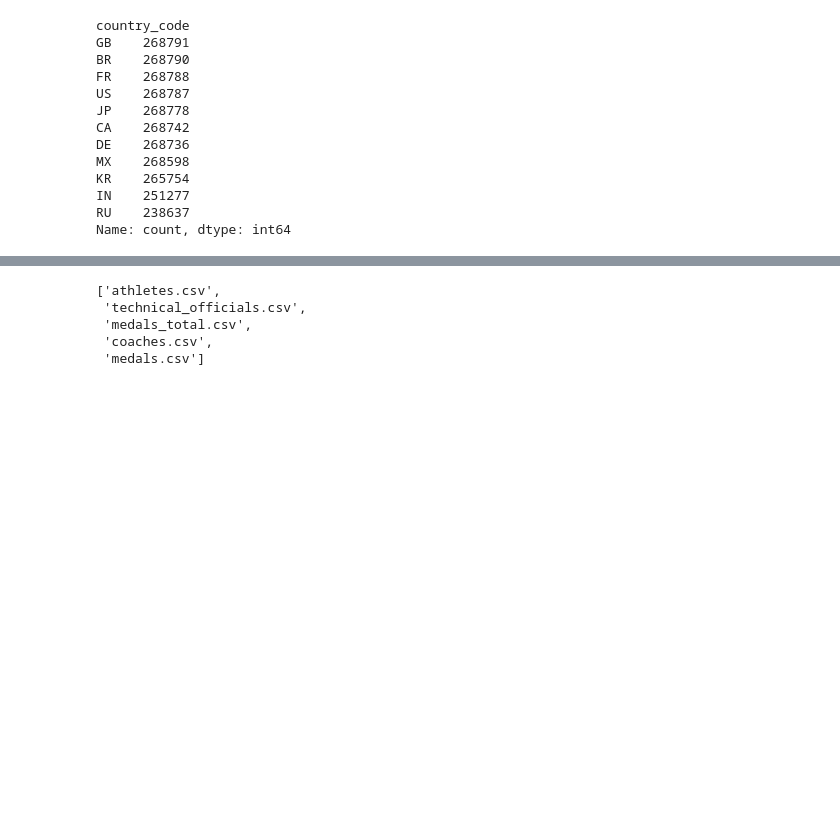
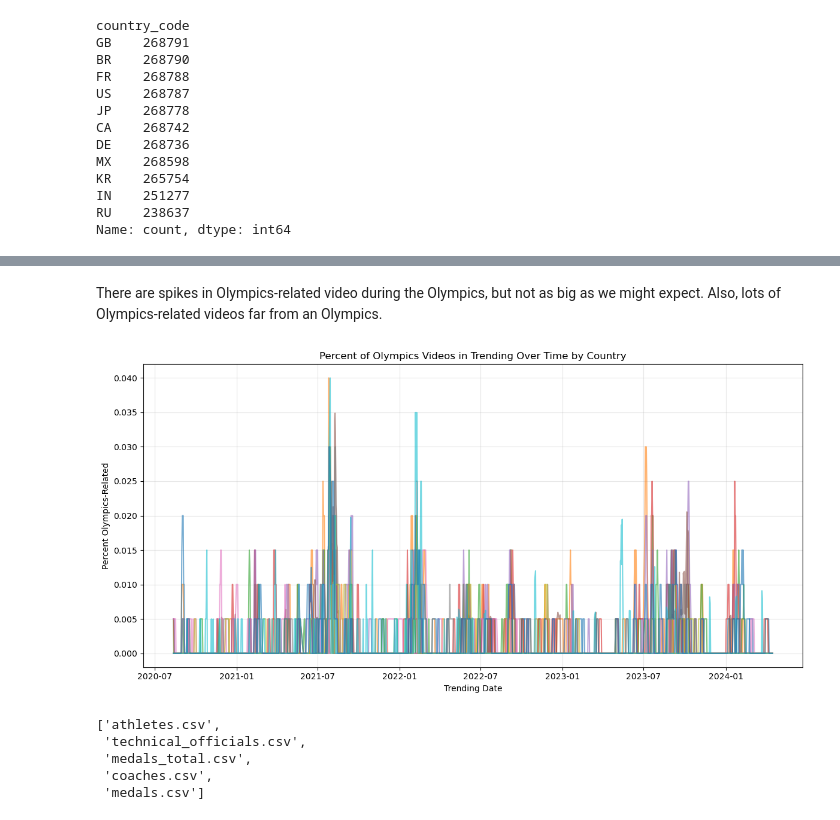
Before and after one commit to hirshalex/YouTubeOlympics, a Jupyter notebook: Analysis.ipynb, the cells around one changed output, grey strips where cells are left out. Drawn from its saved outputs; the diff is of its cells as text; code cells hidden in the pictures; blank space fills up the shorter version.

```diff
--- a/Analysis.ipynb
+++ b/Analysis.ipynb
@@ -86,3 +110,21 @@ plt.show()
+# %% [markdown]
+There are spikes in Olympics-related video during the Olympics, but not as big as we might expect. Also, lots of Olympics-related videos far from an Olympics.
+# %%
+plt.figure(figsize=(12, 6))
+
+# Plot one line per country
+for country, group_df in data_grouped.groupby("country_code"):
+    plt.plot(group_df["date_clean"], group_df["olympic_pct"], alpha=0.6)
+
+plt.title("Percent of Olympics Videos in Trending Over Time by Country")
+plt.xlabel("Trending Date")
+plt.ylabel("Percent Olympics-Related")
+plt.grid(True, alpha=0.3)
+
+plt.tight_layout()
+plt.show()
+# %% [output]
+[figure, added]
 # %%
 import kagglehub
 
```
Also changed, not shown: parts of 29 cells of this notebook.
